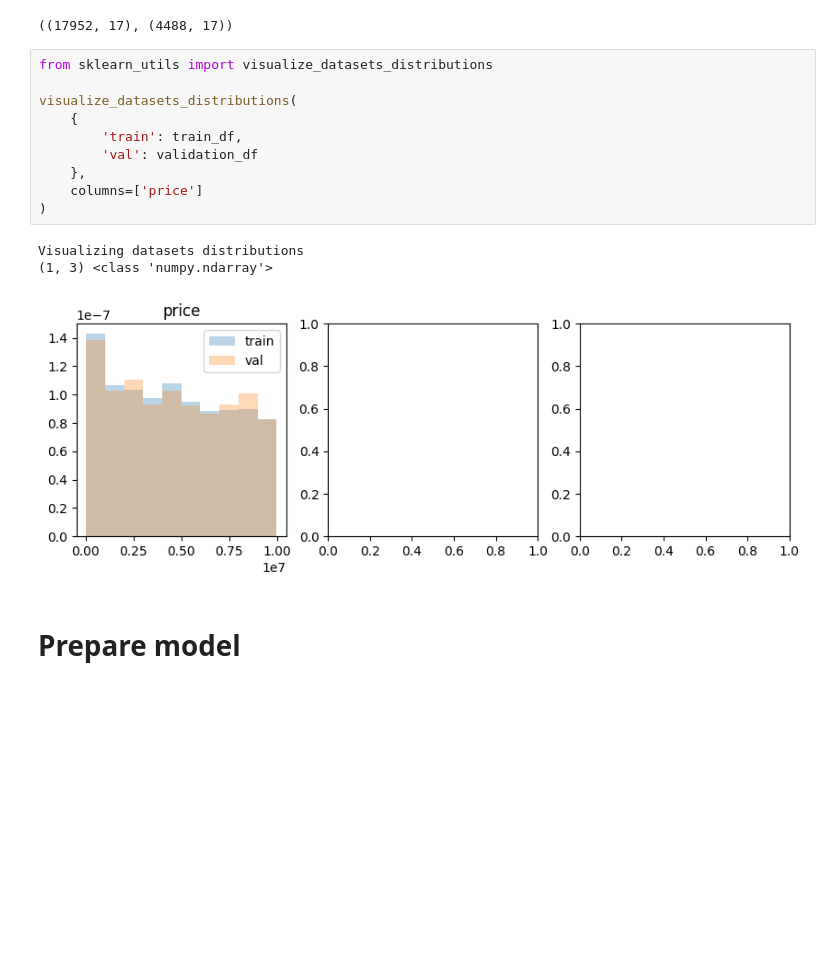
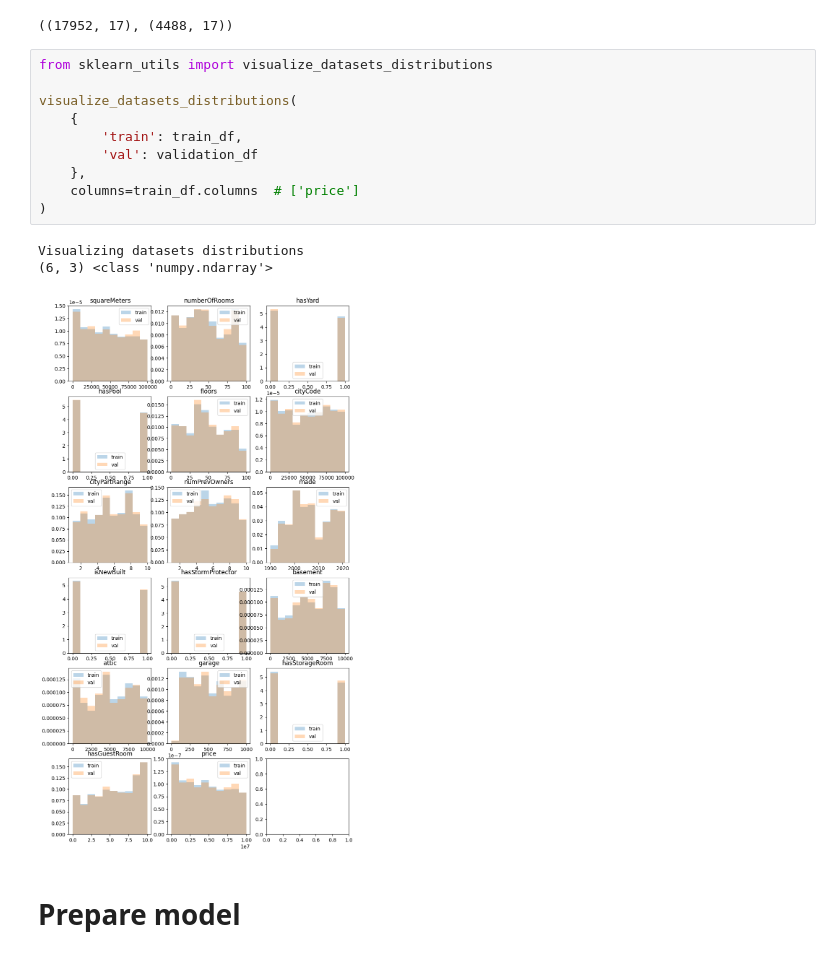
Before and after one commit to PashaIanko/Kaggle.ParisHousingPrices, a Jupyter notebook: 0_autogluon_baseline.ipynb, the cells around one changed output. Drawn from its saved outputs; the diff is of its cells as text; blank space fills up the shorter version.

```diff
--- a/0_autogluon_baseline.ipynb
+++ b/0_autogluon_baseline.ipynb
@@ -370,17 +370,17 @@ train_df.shape, validation_df.shape
 # %%
 from sklearn_utils import visualize_datasets_distributions
 
 visualize_datasets_distributions(
     {
         'train': train_df,
         'val': validation_df
     },
-    columns=['price']
+    columns=train_df.columns  # ['price']
 )
 # %% [output]
 Visualizing datasets distributions
-(1, 3) <class 'numpy.ndarray'>
+(6, 3) <class 'numpy.ndarray'>
-[figure, old version]
+[figure, new version]
 # %% [markdown]
 # Prepare model
 # %%
```
Also changed, not shown: parts of 10 cells of this notebook.
